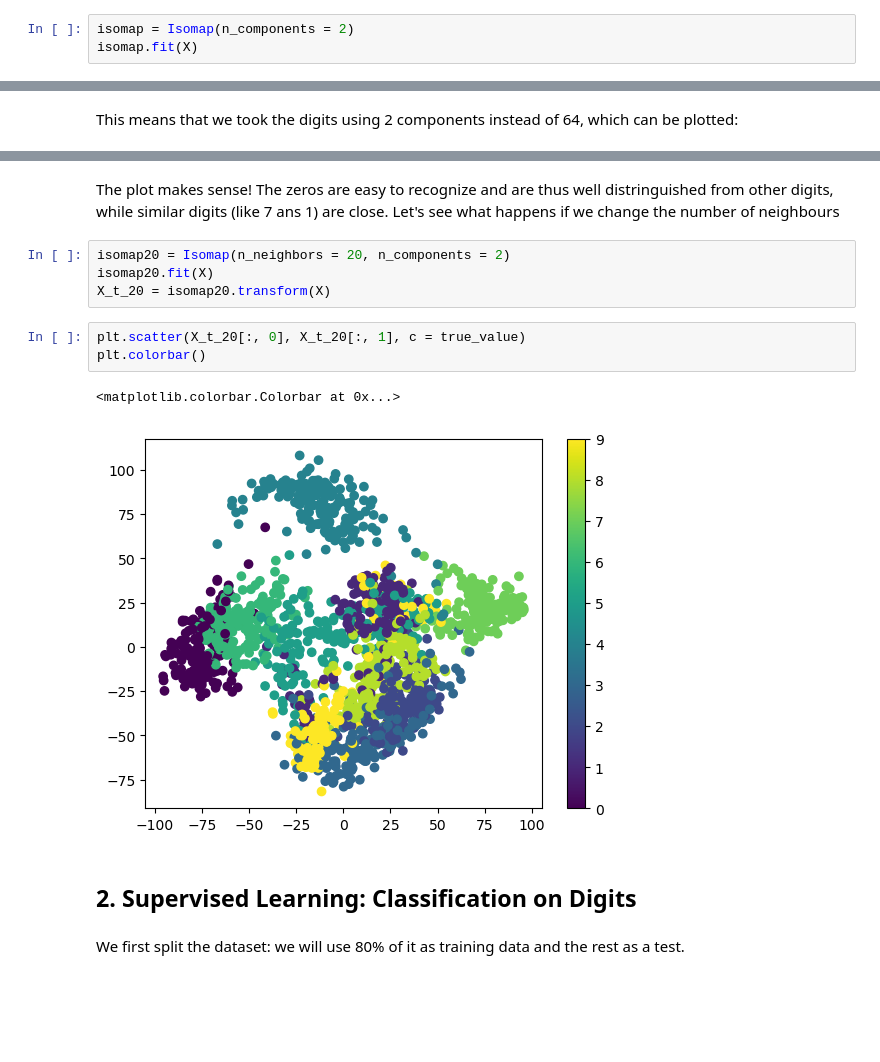
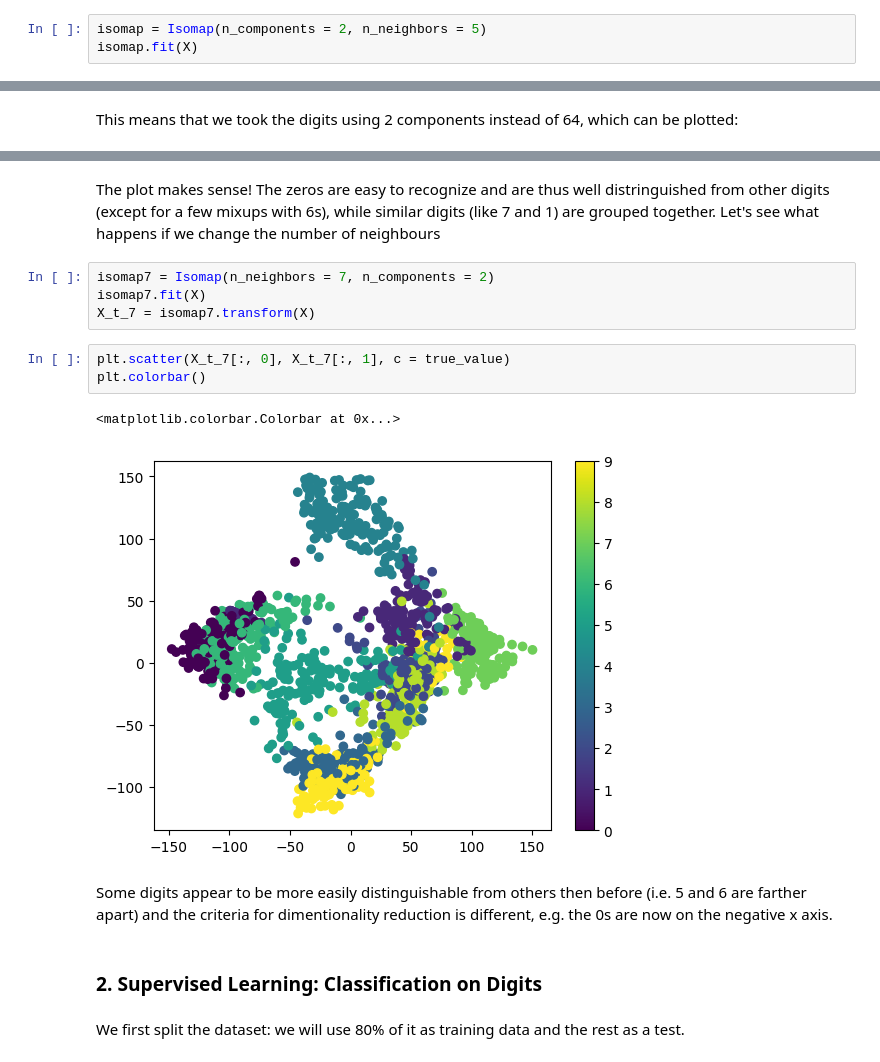
Before and after one commit to lisam10/astrostatistics_bicocca_2024, a Jupyter notebook: working/W13_digits.ipynb, the cells around one changed output, grey strips where cells are left out. Cells and saved outputs as stored; diff of their text form; blank space fills up the shorter version.

```diff
--- a/working/W13_digits.ipynb
+++ b/working/W13_digits.ipynb
@@ -71,7 +73,7 @@ Let's start by reducing our manifold to 2 dimensions.
 # %%
 from sklearn.manifold import Isomap
 # %%
-isomap = Isomap(n_components = 2)
+isomap = Isomap(n_components = 2, n_neighbors = 5)
 isomap.fit(X)
 # %% [output]
 Isomap()
@@ -92,17 +94,19 @@ plt.colorbar()
 # %% [markdown]
-The plot makes sense! The zeros are easy to recognize and are thus well distringuished from other digits, while similar digits (like 7 ans 1) are close. Let's see what happens if we change the number of neighbours
+The plot makes sense! The zeros are easy to recognize and are thus well distringuished from other digits (except for a few mixups with 6s), while similar digits (like 7 and 1) are grouped together. Let's see what happens if we change the number of neighbours
 # %%
-isomap20 = Isomap(n_neighbors = 20, n_components = 2)
-isomap20.fit(X)
-X_t_20 = isomap20.transform(X)
+isomap7 = Isomap(n_neighbors = 7, n_components = 2)
+isomap7.fit(X)
+X_t_7 = isomap7.transform(X)
 # %%
-plt.scatter(X_t_20[:, 0], X_t_20[:, 1], c = true_value)
+plt.scatter(X_t_7[:, 0], X_t_7[:, 1], c = true_value)
 plt.colorbar()
 # %% [output]
 <matplotlib.colorbar.Colorbar at 0x...>
-[figure, old version]
+[figure, new version]
+# %% [markdown]
+Some digits appear to be more easily distinguishable from others then before (i.e. 5 and 6 are farther apart) and the criteria for dimentionality reduction is different, e.g. the 0s are now on the negative x axis.
 # %% [markdown]
-## 2. Supervised Learning: Classification on Digits
+### 2. Supervised Learning: Classification on Digits
 # %% [markdown]
 We first split the dataset: we will use 80% of it as training data and the rest as a test.
 # %%
```
Also changed, not shown: parts of 15 cells of this notebook.
